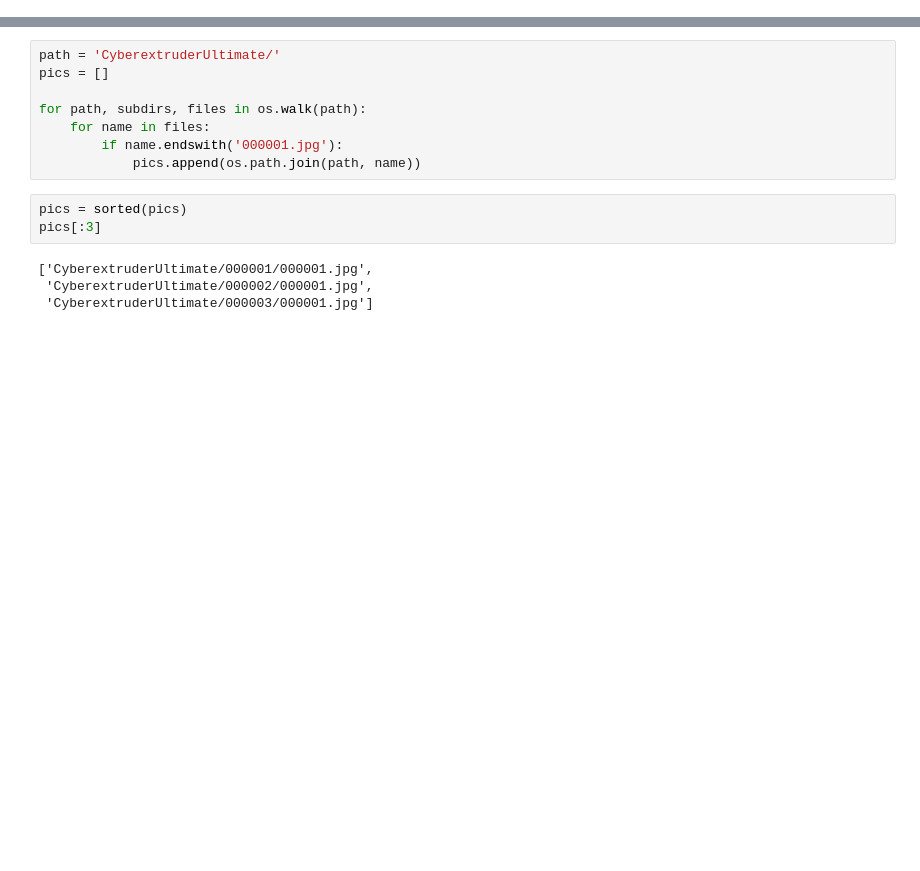
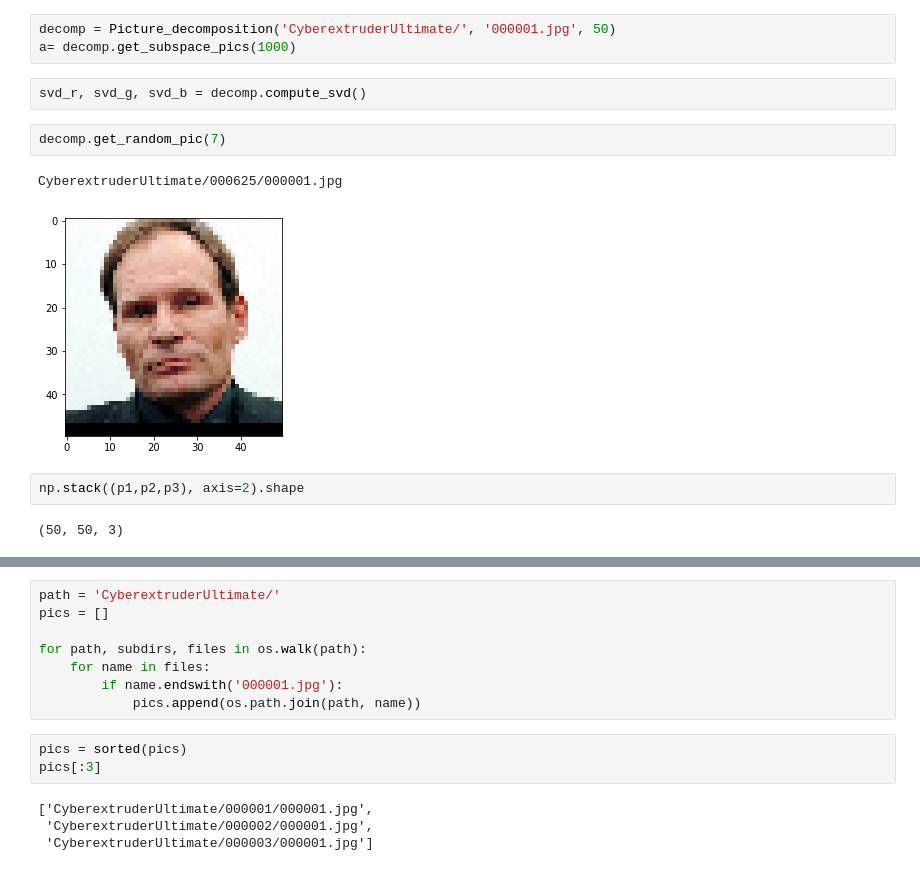
Before and after one commit to apugachev/linear-algebra-project, a Jupyter notebook: SVD.ipynb, the cells around one changed output, grey strips where cells are left out. Cells and saved outputs as stored; diff of their text form; blank space fills up the shorter version.

```diff
--- a/SVD.ipynb
+++ b/SVD.ipynb
@@ -8,0 +110,14 @@ from PIL import Image
+# %%
+decomp = Picture_decomposition('CyberextruderUltimate/', '000001.jpg', 50)
+a= decomp.get_subspace_pics(1000)
+# %%
+svd_r, svd_g, svd_b = decomp.compute_svd()
+# %%
+decomp.get_random_pic(7)
+# %% [output]
+CyberextruderUltimate/000625/000001.jpg
+[figure, added]
+# %%
+np.stack((p1,p2,p3), axis=2).shape
+# %% [output]
+(50, 50, 3)
```
Also changed, not shown: parts of 17 cells of this notebook.
